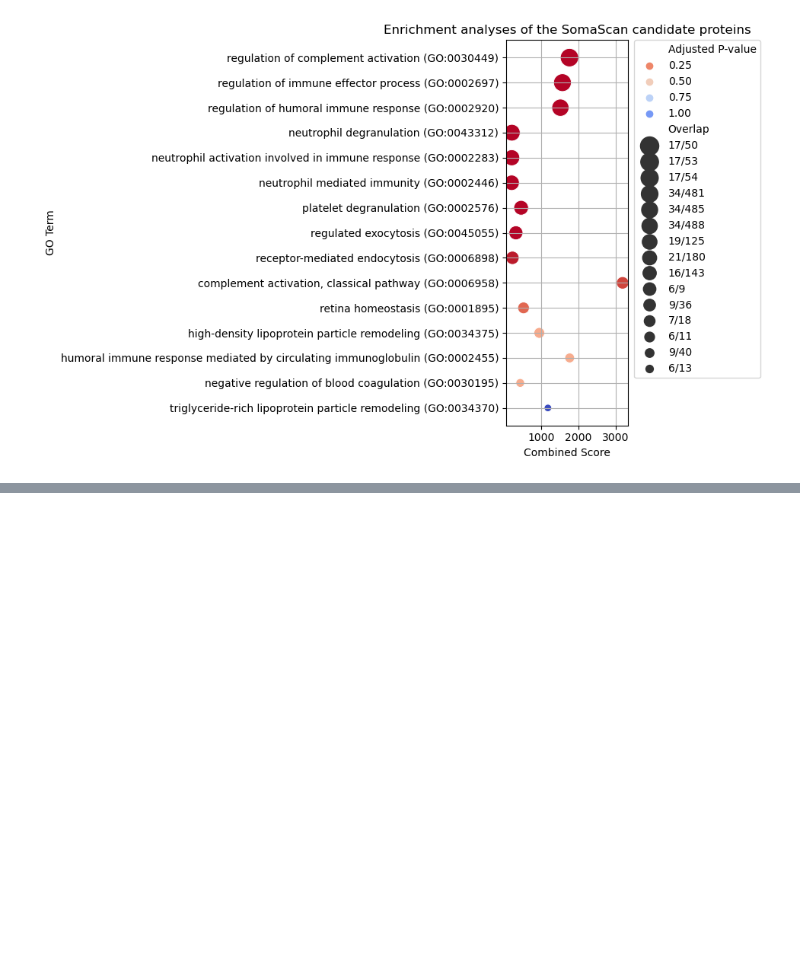
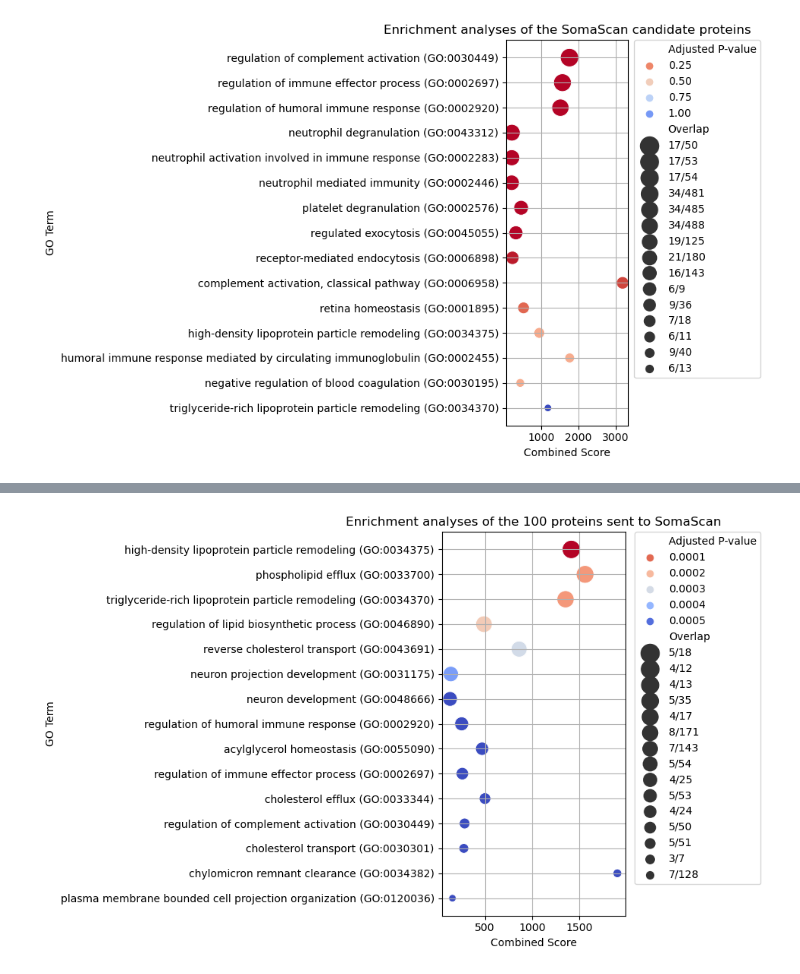
Before and after one commit to YoanaBobeva/PhD-Scripts, a Jupyter notebook: Enrichment in-silico.ipynb, the cells around one changed output, grey strips where cells are left out. Cells and saved outputs as stored; diff of their text form; code cells hidden in the pictures; blank space fills up the shorter version.

```diff
--- a/Enrichment in-silico.ipynb
+++ b/Enrichment in-silico.ipynb
@@ -211,3 +211,6 @@ plt.tight_layout()
 plt.show()
 # %% [output]
 [figure]
+# %%
+protsoma=pd.read_excel(r"C:\Users\Client\OneDrive - Queen Mary, University of London\PhD\PhD back up\Programing full\R\Datasets\Enrichment in-silico.xlsx", sheet_name="100 proteins for SomaScan", header=0, index_col="Gene names")
+protsoma.head()
@@ -213,0 +226,40 @@ plt.show()
+# %%
+# Convert the gene_name column to list
+gene_list = protsoma.index.tolist()
+
+gsea_results = enrichr(gene_list=gene_list,
+                       gene_sets='GO_Biological_Process_2021',
+                       organism='Human',
+                       outdir='gsea_output')
+# Load results
+res_df = gsea_results.res2d
+top_hits = res_df.sort_values('Adjusted P-value', ascending=True).head(15)
+
+# Plot the figure
+plt.figure(figsize=(10, 6))
+sns.scatterplot(
+    data=top_hits,
+    x='Combined Score',
+    y='Term',
+    size='Overlap',  # You can also parse this to get the number of genes
+    hue='Adjusted P-value',
+    palette='coolwarm_r',
+    sizes=(50, 300),
+    legend='brief'
+)
+plt.title('Enrichment analyses of the 100 proteins sent to SomaScan')
+plt.xlabel('Combined Score')
+plt.ylabel('GO Term')
+plt.grid(True)
+
+# Move legend outside the figure
+plt.legend(
+    bbox_to_anchor=(1.05, 1),   # X=1.05 pushes it outside to the right
+    loc='upper left',
+    borderaxespad=0
+)
+
+plt.tight_layout()
+plt.show()
+# %% [output]
+[figure, added]
```
Also changed, not shown: parts of 1 cell of this notebook.
